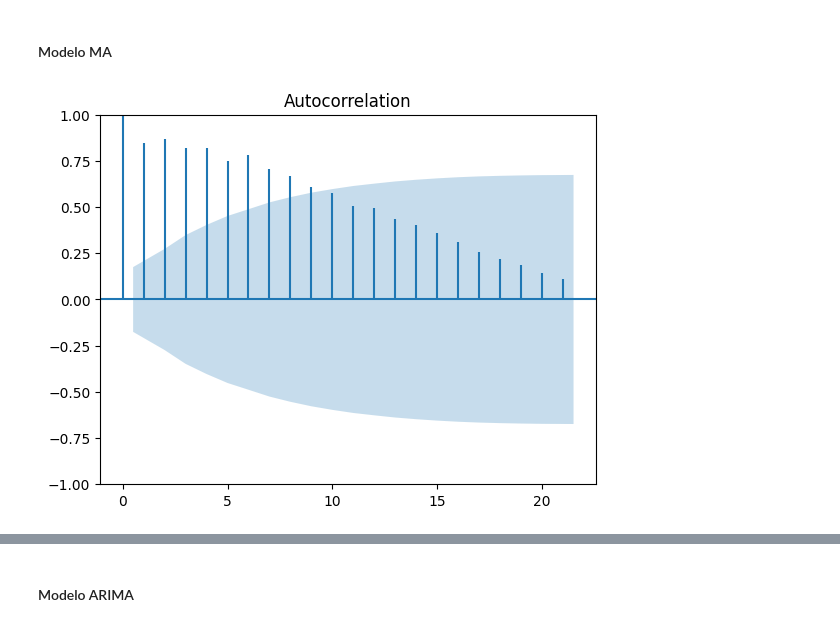
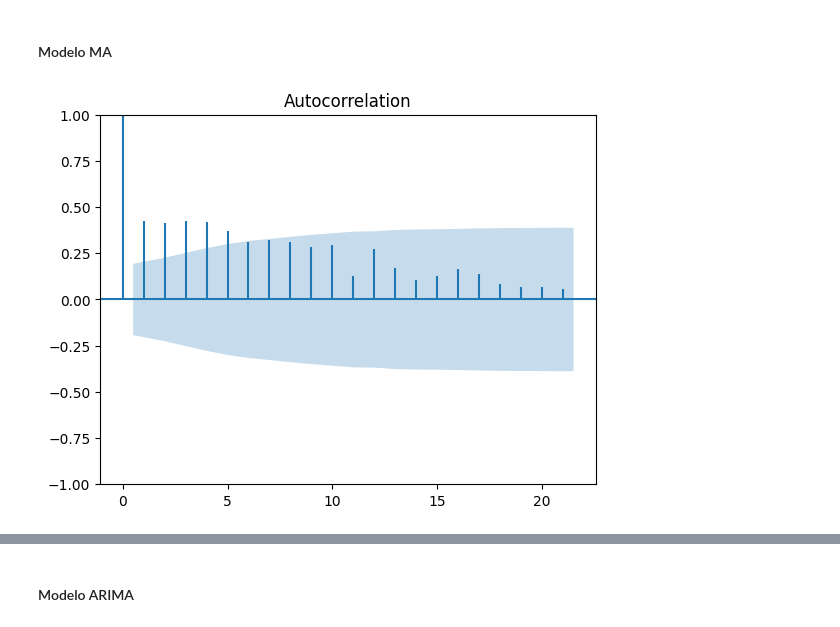
Before and after one commit to duartejr/bootcamp-covid-research, a Jupyter notebook: reports/notebooks/modelo_arima.ipynb, the cells around one changed output, grey strips where cells are left out. Cells and saved outputs as stored; diff of their text form; code cells hidden in the pictures.

Commit message:
Update modelo arima

```diff
--- a/reports/notebooks/modelo_arima.ipynb
+++ b/reports/notebooks/modelo_arima.ipynb
@@ -17,24 +14,15 @@ from statsmodels.tsa.arima.model import ARIMA
 # %% [markdown]
 ## Leitura dos dados
-# %%
-dir_covid_data = '../../datalake/silver/covid_data/'
-covid_file = f'{dir_covid_data}/full_grouped_filtro_1.csv'
-covid_data = pd.read_csv(covid_file)
-covid_data.drop('Unnamed: 0', axis=1, inplace=True)
-covid_data['Date'] = pd.to_datetime(covid_data['Date'])
-covid_data.set_index('Date', inplace=True)
-# daily_cases = covid_data.groupby('Country/Region')['Confirmed'].diff(1)
-# daily_deaths = covid_data.groupby('Country/Region')['Deaths'].diff(1)
-# daily_recovered = covid_data.groupby('Country/Region')['Recovered'].diff(1)
-# daily_active = covid_data.groupby('Country/Region')['Active'].diff(1)
-
-# covid_data['DailyCases'] = daily_cases # Número de casos diários
-# covid_data['DailyDeaths'] = daily_deaths # Número de mortes diárias
-# covid_data['DailyRecovered'] = daily_recovered # Número de casos recuperados diários
-# covid_data['DailyActive'] = daily_active # Número de casos ativos diário
-
-# # Dados necessários para o ARIMA
-reg_data = covid_data[['Country/Region', 'New cases']].dropna() # Remoção de valores NaN
+# %%
+def read_data(country):
+    dir_covid_data = '../../datalake/silver/covid_data/series_with_calc_fields'
+    covid_file = f'{dir_covid_data}/{country}.parquet'
+    covid_data = pd.read_parquet(covid_file)
+    covid_data['date'] = pd.to_datetime(covid_data.date)
+    covid_data = covid_data[((covid_data.date > "2020-01-01") & (covid_data.date < "2020-7-31"))]
+    covid_data.set_index('date', inplace=True)
+    reg_data = covid_data[['New_Confirmed']].dropna() # Remoção de valores NaN
+    return reg_data
 # %% [markdown]
 Função para gerar os modelos AR, MA e ARIMA
 # %%
@@ -771,9 +955,8 @@ Warnings:
 # %% [markdown]
 #### Preparação dos dados
 # %%
-reg_data_es = reg_data[reg_data['Country/Region'] == 'Spain']
-reg_data_es = reg_data_es[['New cases']]
-reg_data_es = reg_data_es.loc[reg_data_es.ne(0).idxmax()[0]:]
-reg_data_es.plot()
+reg_data_es = read_data('ES')
+reg_data_es = reg_data_es.loc[reg_data_es.ge(100).idxmax()[0]:]
+reg_data_es.plot(marker='.')
 plt.title('Número de casos diários da Espanha');
 # %% [output]
@@ -789,6 +972,6 @@ Número de registros para teste: 53.0
 # %%
-train_data = reg_data_es.iloc[:125]
-test_data = reg_data_es.iloc[125:]
+train_data = reg_data_es.iloc[:103]
+test_data = reg_data_es.iloc[103:]
 print('Número de registros para treino final:', len(train_data))
 print('Número de registros para teste final:', len(test_data))
 # %% [output]
@@ -826,9 +1009,9 @@ Warnings:
 #### Modelo MA
 # %%
 from statsmodels.graphics.tsaplots import plot_acf
-plot_acf(train_data['New cases'], marker='');
+plot_acf(train_data['New_Confirmed'], marker='');
 # %% [output]
-[figure, old version]
+[figure, new version]
 # %%
 arima_model(train_data, test_data, q=8, model_name='MA', country='Espanha')
 # %% [output]
```
Also changed, not shown: parts of 71 cells of this notebook, 1 other file.
